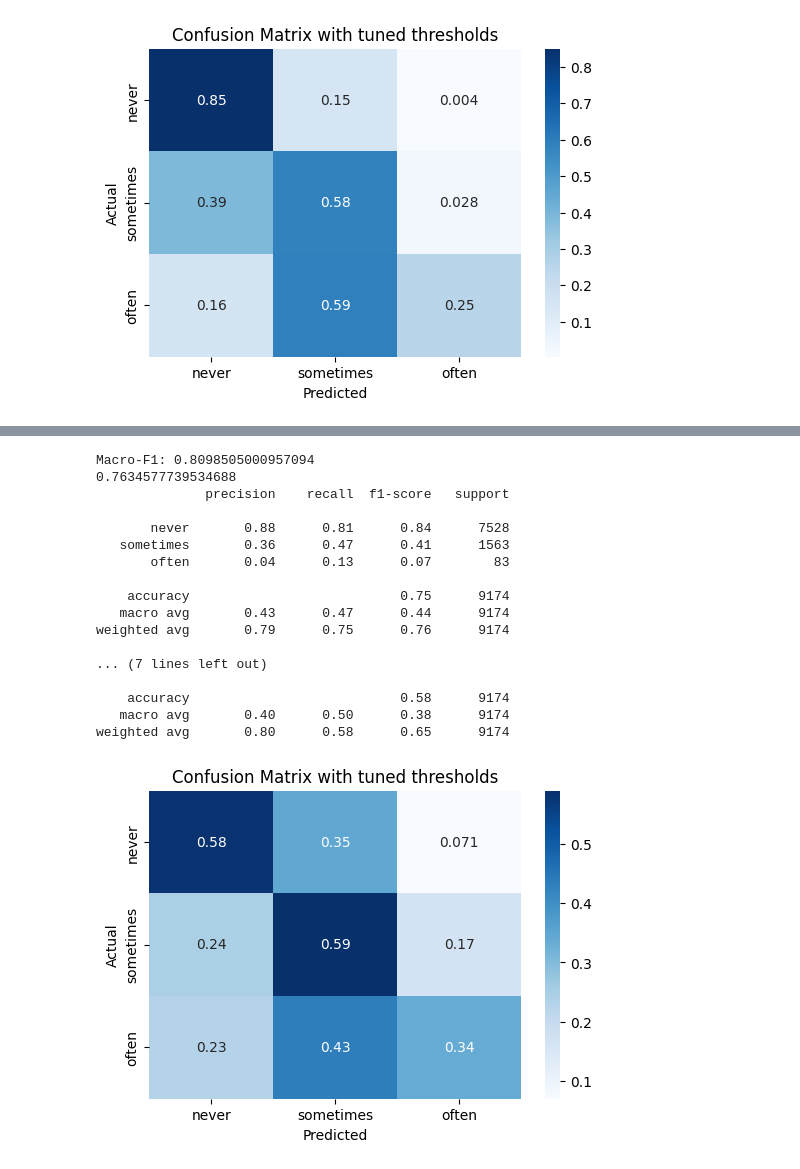
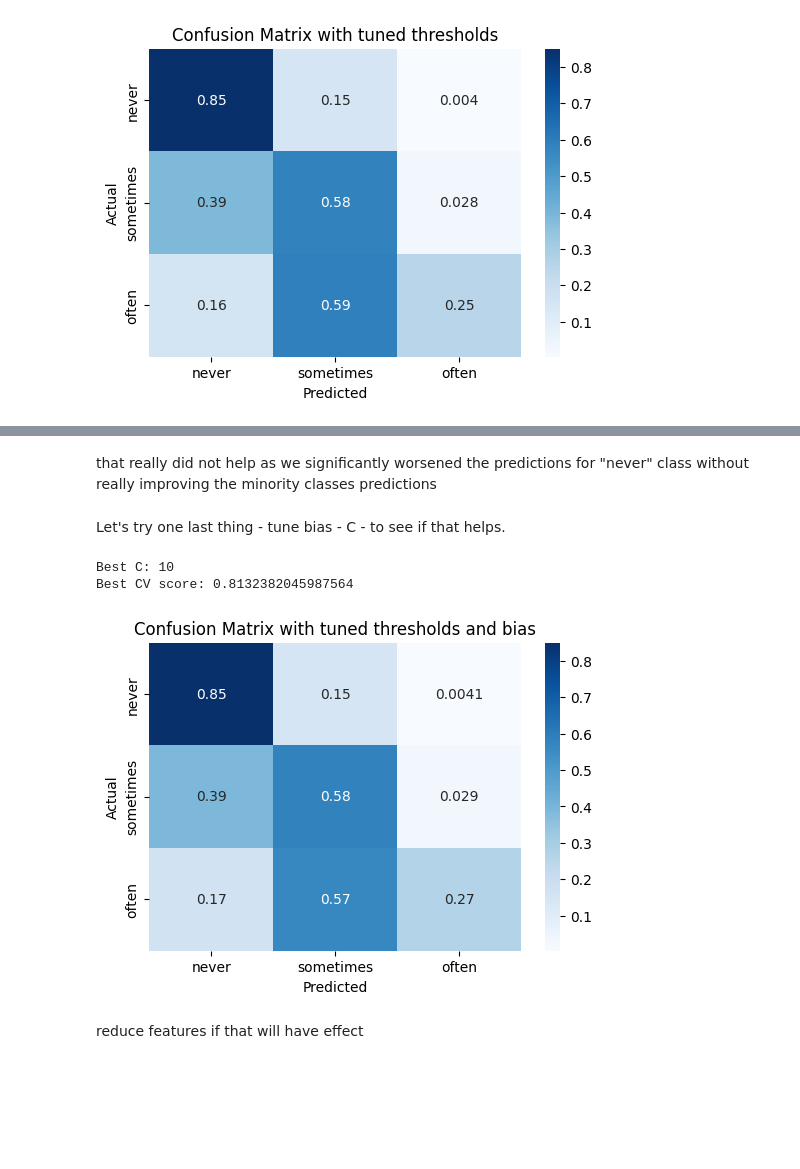
Before and after one commit to VasStach/OKCupid-Date-A-Scientist, a Jupyter notebook: date-a-scientist.ipynb, the cells around one changed output, grey strips where cells are left out. Saved outputs shown, nothing was run; the diff lists cells and outputs as text; code cells hidden in the pictures; blank space fills up the shorter version.

```diff
--- a/date-a-scientist.ipynb
+++ b/date-a-scientist.ipynb
@@ -274,47 +305,32 @@ LogisticRegression(max_iter=1000, random_state=10)
+# %% [markdown]
+that really did not help as we significantly worsened the predictions for "never" class without really improving the minority classes predictions
+# %% [markdown]
+Let's try one last thing - tune bias - C - to see if that helps.
+# %%
+from sklearn.model_selection import GridSearchCV
+
+param_grid = {'C': [0.01, 0.1, 0.5, 1, 2, 5, 10, 20, 50, 100]}
+log_reg = LogisticRegression(random_state=10, max_iter=1000)
+grid = GridSearchCV(log_reg, param_grid, scoring='f1_weighted', cv=5, n_jobs=-1)
+grid.fit(x_train, y_train)
+
+print("Best C:", grid.best_params_['C'])
+print("Best CV score:", grid.best_score_)
+# %% [output]
+Best C: 10
+Best CV score: 0.8132382045987564
 # %%
-get_report(log_regressor, x_test, y_test)
-# 5) Evaluate on your test set
-probs_test = log_regressor.predict_proba(x_test)
+probs_test = grid.predict_proba(x_test)
 y_pred_thr = predict_with_thresholds(probs_test, t_opt_o, t_opt_s)
-
-print("Thresholded: ")
-print(f1_score(y_test, y_pred_thr, average="weighted"))
-
-unique_labels = y_test.value_counts().index.tolist()
-print(
-    classification_report(
-        y_test,
-        y_pred_thr,
-        labels=unique_labels,
-        target_names=["never", "sometimes", "often"],
-        zero_division=0,  # avoid ‘undefined’ warnings if a class is missing
-    )
-)
-
 
 cm = confusion_matrix(y_test, y_pred_thr, normalize="true")
 plt.figure(figsize=(6, 4))
 sns.heatmap(cm, annot=True, fmt='.2g', cmap='Blues', xticklabels=['never', 'sometimes', 'often'], yticklabels=['never', 'sometimes', 'often'])
 plt.xlabel('Predicted')
 plt.ylabel('Actual')
-plt.title('Confusion Matrix with tuned thresholds')
+plt.title('Confusion Matrix with tuned thresholds and bias')
 plt.show()
 # %% [output]
-Macro-F1: 0.8098505000957094
-0.7634577739534688
-              precision    recall  f1-score   support
-
-       never       0.88      0.81      0.84      7528
-   sometimes       0.36      0.47      0.41      1563
-       often       0.04      0.13      0.07        83
-
-    accuracy                           0.75      9174
-   macro avg       0.43      0.47      0.44      9174
-weighted avg       0.79      0.75      0.76      9174
-
-... (7 lines left out)
-
-    accuracy                           0.58      9174
-   macro avg       0.40      0.50      0.38      9174
-weighted avg       0.80      0.58      0.65      9174
-[figure, old version]
+[figure, new version]
+# %% [markdown]
+reduce features if that will have effect
```
Also changed, not shown: parts of 14 cells of this notebook, 2 other files.
